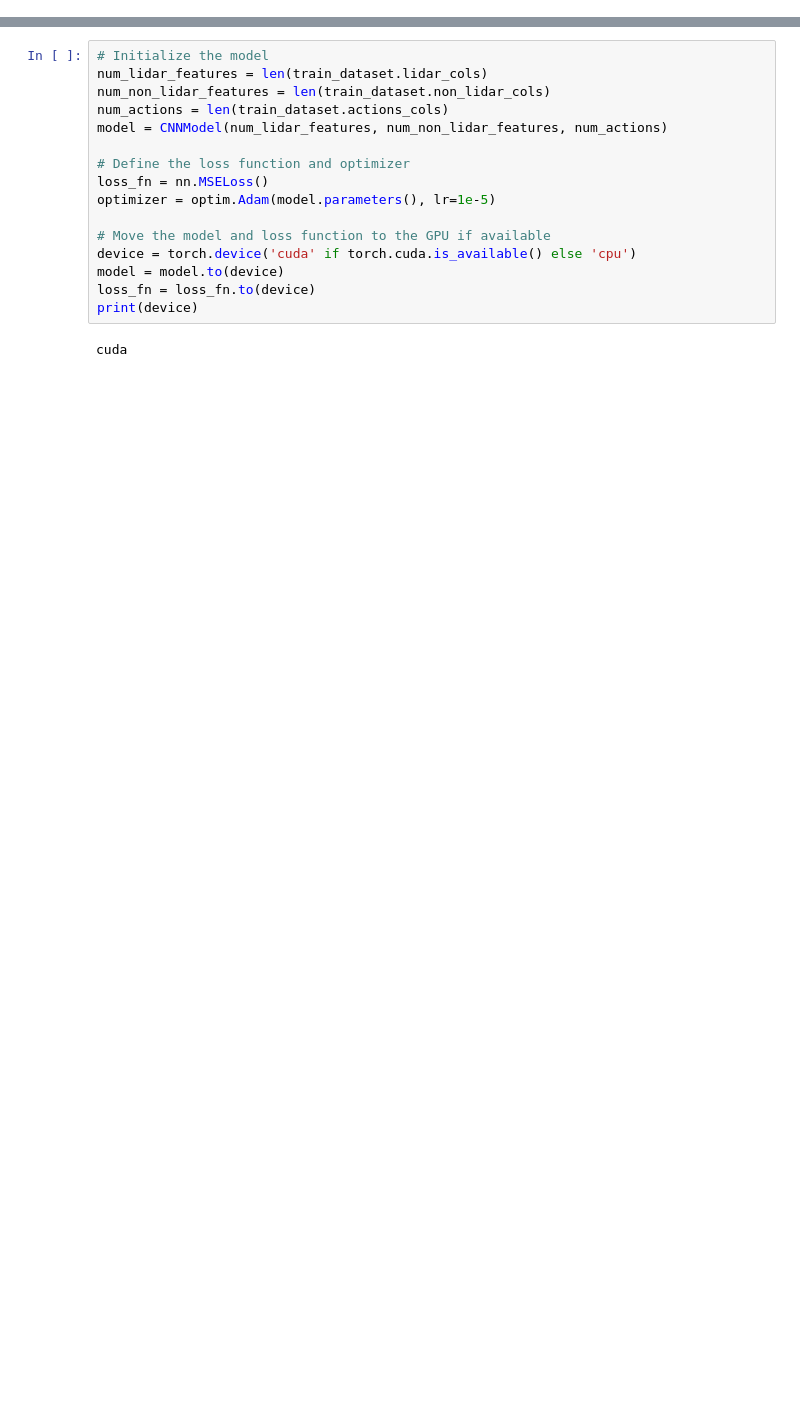
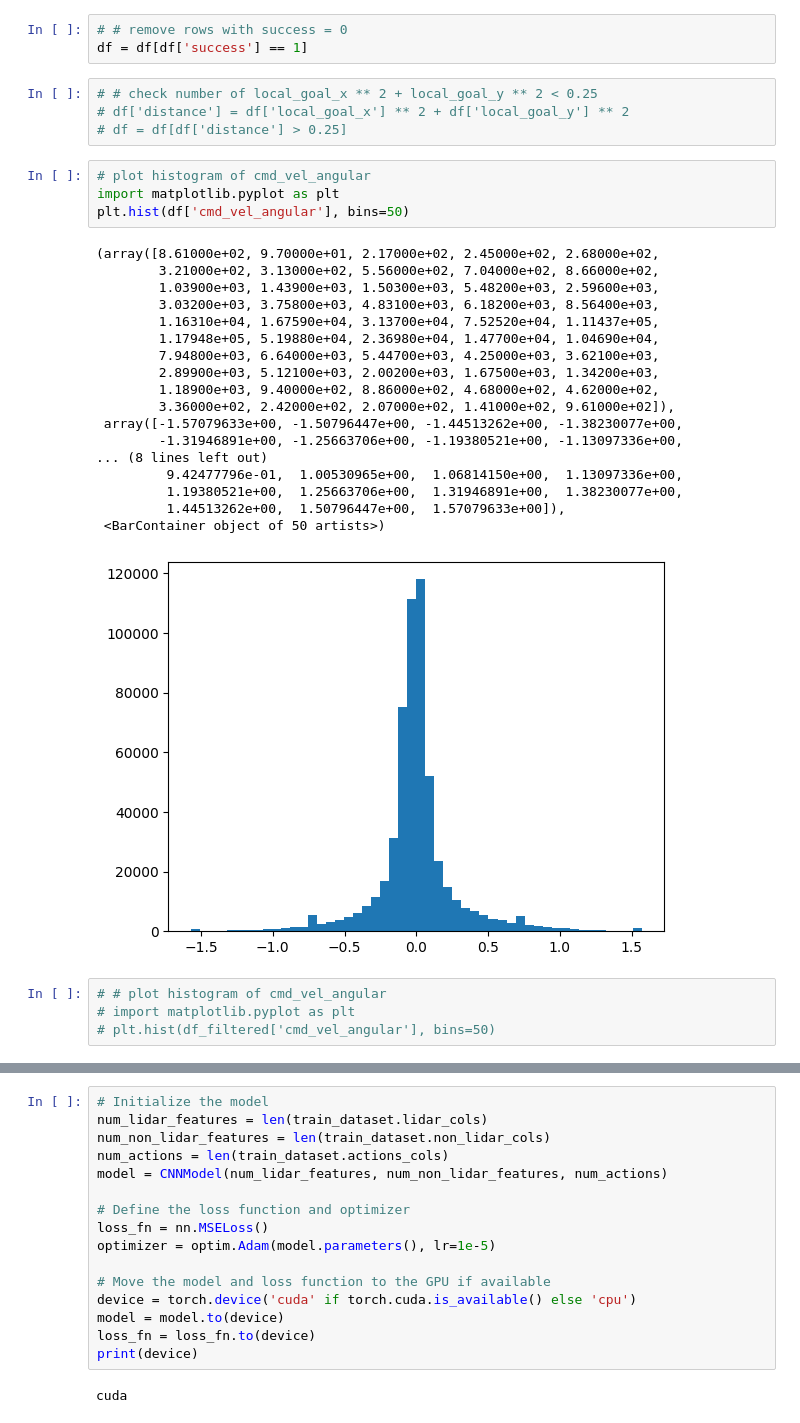
Before and after one commit to JvThunder/mlda-barn-2024, a Jupyter notebook: train_imitation/diffusion_policy/train_imitation.ipynb, the cells around one changed output, grey strips where cells are left out. Saved outputs shown, nothing was run; the diff lists cells and outputs as text; blank space fills up the shorter version.

```diff
--- a/train_imitation/diffusion_policy/train_imitation.ipynb
+++ b/train_imitation/diffusion_policy/train_imitation.ipynb
@@ -17,0 +32,34 @@ df.head()
+# %%
+# # remove rows with success = 0
+df = df[df['success'] == 1]
+# %%
+# # check number of local_goal_x ** 2 + local_goal_y ** 2 < 0.25
+# df['distance'] = df['local_goal_x'] ** 2 + df['local_goal_y'] ** 2
+# df = df[df['distance'] > 0.25]
+# %%
+# plot histogram of cmd_vel_angular
+import matplotlib.pyplot as plt
+plt.hist(df['cmd_vel_angular'], bins=50)
+# %% [output]
+(array([8.61000e+02, 9.70000e+01, 2.17000e+02, 2.45000e+02, 2.68000e+02,
+        3.21000e+02, 3.13000e+02, 5.56000e+02, 7.04000e+02, 8.66000e+02,
+        1.03900e+03, 1.43900e+03, 1.50300e+03, 5.48200e+03, 2.59600e+03,
+        3.03200e+03, 3.75800e+03, 4.83100e+03, 6.18200e+03, 8.56400e+03,
+        1.16310e+04, 1.67590e+04, 3.13700e+04, 7.52520e+04, 1.11437e+05,
+        1.17948e+05, 5.19880e+04, 2.36980e+04, 1.47700e+04, 1.04690e+04,
+        7.94800e+03, 6.64000e+03, 5.44700e+03, 4.25000e+03, 3.62100e+03,
+        2.89900e+03, 5.12100e+03, 2.00200e+03, 1.67500e+03, 1.34200e+03,
+        1.18900e+03, 9.40000e+02, 8.86000e+02, 4.68000e+02, 4.62000e+02,
+        3.36000e+02, 2.42000e+02, 2.07000e+02, 1.41000e+02, 9.61000e+02]),
+ array([-1.57079633e+00, -1.50796447e+00, -1.44513262e+00, -1.38230077e+00,
+        -1.31946891e+00, -1.25663706e+00, -1.19380521e+00, -1.13097336e+00,
+... (8 lines left out)
+         9.42477796e-01,  1.00530965e+00,  1.06814150e+00,  1.13097336e+00,
+         1.19380521e+00,  1.25663706e+00,  1.31946891e+00,  1.38230077e+00,
+         1.44513262e+00,  1.50796447e+00,  1.57079633e+00]),
+ <BarContainer object of 50 artists>)
+[figure, added]
+# %%
+# # plot histogram of cmd_vel_angular
+# import matplotlib.pyplot as plt
+# plt.hist(df_filtered['cmd_vel_angular'], bins=50)
```
Also changed, not shown: parts of 39 cells of this notebook, 20 other files.
